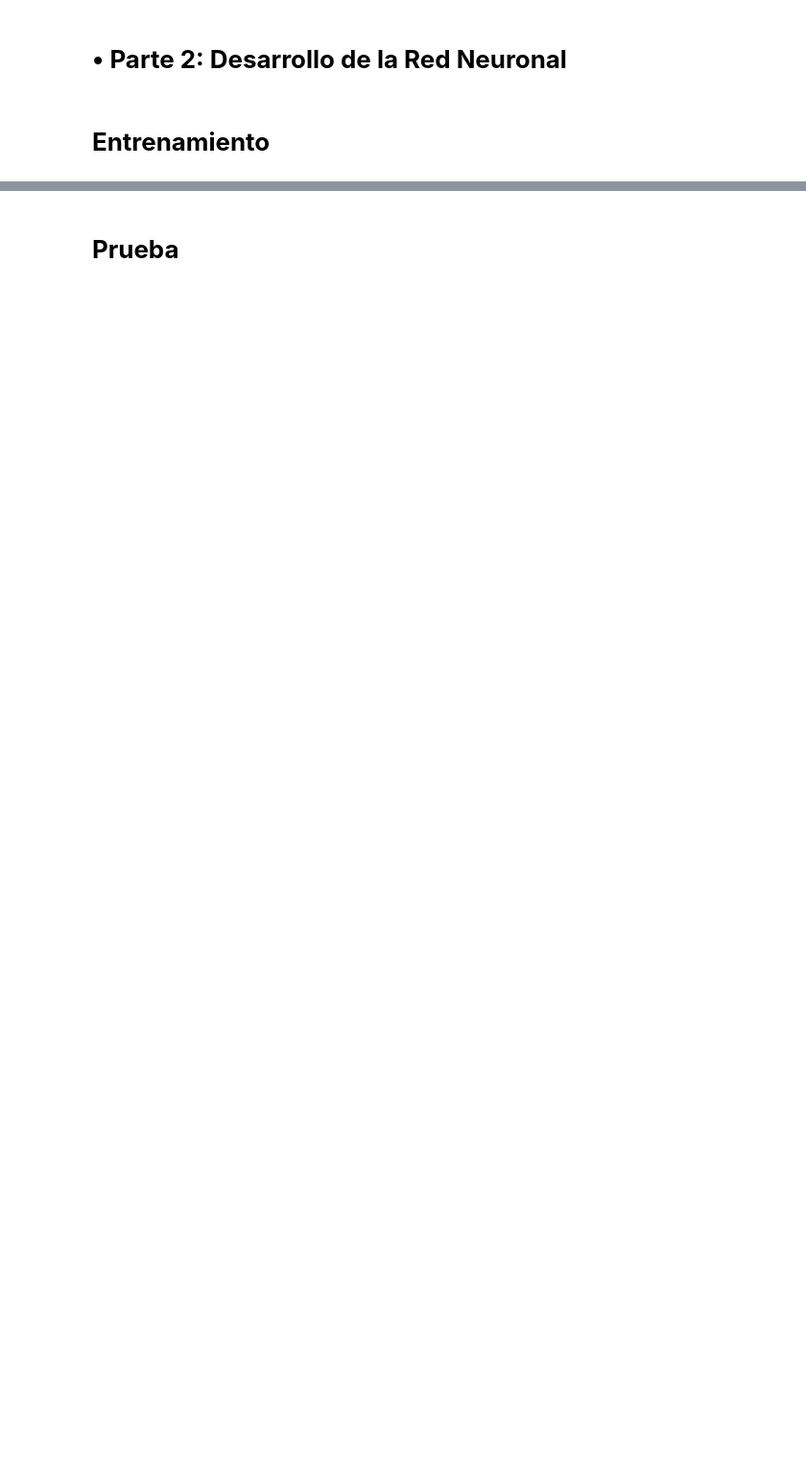
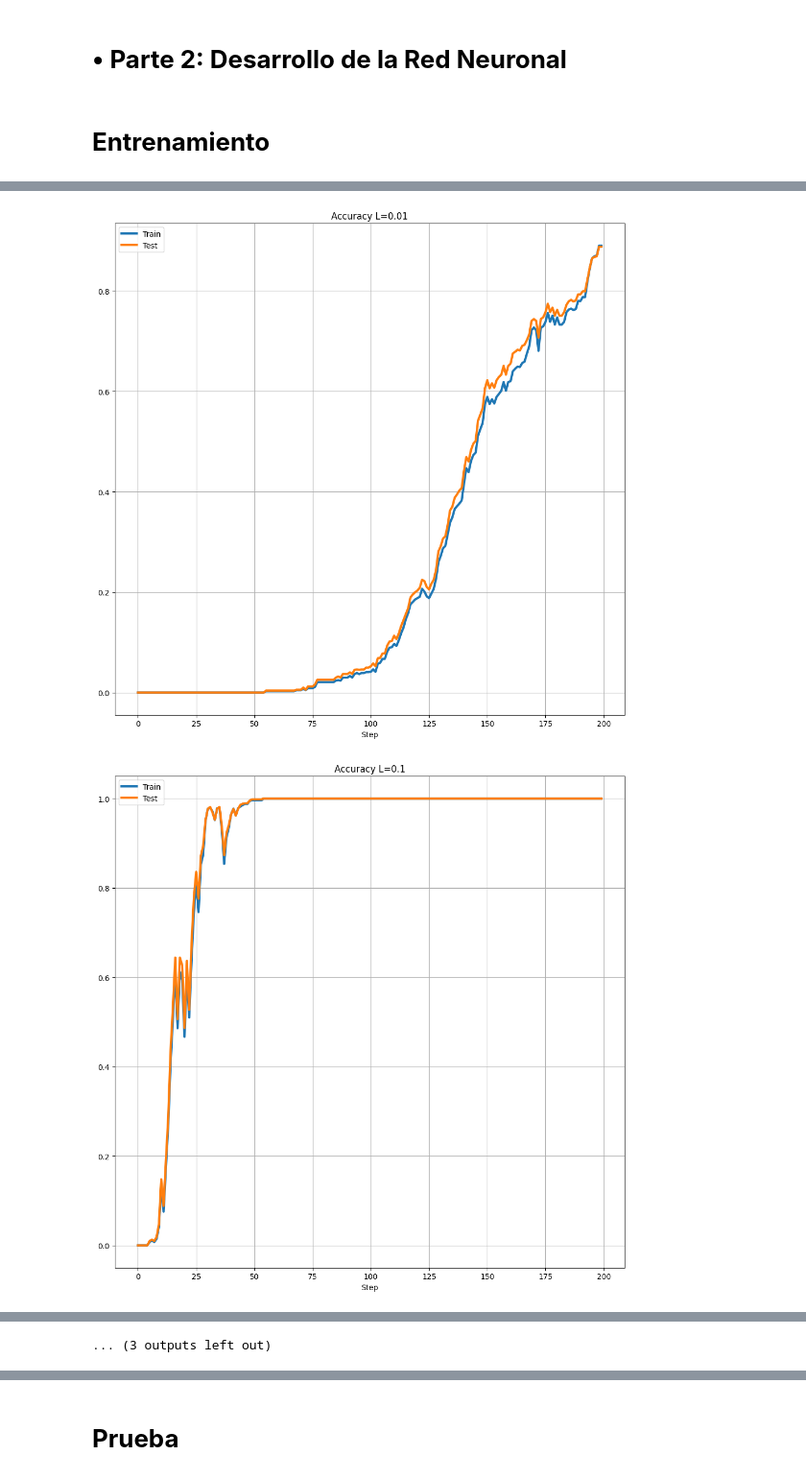
Before and after one commit to ValentinoSalguero/Portfolio, a Jupyter notebook: TP RED NEURONAL REEVES_SALGUERO/Tp_Final_Mate_III_Reeves_Salguero.ipynb, the cells around one changed output, grey strips where cells are left out. Shown at 96% size. Cells and saved outputs as stored; diff of their text form; code cells hidden in the pictures; blank space fills up the shorter version.

```diff
--- a/TP RED NEURONAL REEVES_SALGUERO/Tp_Final_Mate_III_Reeves_Salguero.ipynb
+++ b/TP RED NEURONAL REEVES_SALGUERO/Tp_Final_Mate_III_Reeves_Salguero.ipynb
@@ -395,11 +396,11 @@ print(n)
 np.random.seed(10)
 
 # Inicializar los pesos y sesgos de la red neuronal
-w_hidden = np.random.rand(5, 10)
-w_output = np.random.rand(1, 5)
+w_hidden = np.random.rand(5, 10) * 2 - 1
+w_output = np.random.rand(1, 5) * 2 - 1
 
-b_hidden = np.random.rand(5, 1)
-b_output = np.random.rand(1, 1)
+b_hidden = np.random.rand(5, 1) * 2 - 1
+b_output = np.random.rand(1, 1) * 2 - 1
 
 # Funciones de activación
 relu = lambda x: np.maximum(x, 0)
@@ -457,11 +458,11 @@ L = 0.01  # La tasa de aprendizaje
 # usando la regla de la cadena
 def backward_prop(Z1, A1, Z2, A2, X, Y):
     dC_dA2 = 2 * A2 - 2 * Y
-    dA2_dZ2 = logistic(Z2)
+    dA2_dZ2 = d_logistic(Z2)
     dZ2_dA1 = w_output
     dZ2_dW2 = A1
     dZ2_dB2 = 1
-    dA1_dZ1 = relu(Z1)
+    dA1_dZ1 = d_relu(Z1)
     dZ1_dW1 = X
     dZ1_dB1 = 1
 
@@ -478,7 +479,7 @@ def backward_prop(Z1, A1, Z2, A2, X, Y):
     return dC_dW1, dC_dB1, dC_dW2, dC_dB2
 
 # Ejecutar descenso de gradiente
-for i in range(30_000):
+for i in tqdm(range(30_000)):
     # seleccionar aleatoriamente un conjunto de datos de entrenamiento
     idx = np.random.choice(n, 1, replace=False)
     X_sample = X_train[idx].transpose()
@@ -506,0 +508,25 @@ Accuracy: 91.17%
+# %%
+def graficar_accuracy(L, train_l, test_l):
+  iters = len(test_l)
+  fmt_train = {
+      'color':'tab:blue',
+      'ls': 'solid',
+      'lw': 3
+  }
+  fmt_test = {
+      'color':'tab:orange',
+      'ls': 'solid',
+      'lw': 3
+  }
+  fig, (ax) = plt.subplots(1,1,figsize=(10,10))
+
+  ax.plot(train_l, label = 'Train', **fmt_train)
+  ax.plot(test_l, label = 'Test', **fmt_test)
+
+  ax.grid(which='both')
+  ax.legend()
+  ax.set_title(f'Accuracy {L=}')
+  ax.set_xlabel('Step')
+
+  fig.tight_layout()
+  plt.savefig(f'accuracy_{L=}_{iters=}.png')
@@ -506,0 +620,9 @@ Accuracy: 91.17%
+# %%
+iters_l = [200, 400, 1000, 2000, 5000]
+L_l = [0.01, 0.1, 0.5]
+for iter in iters_l:
+  for L in L_l:
+    miRed(L=L, iters=iter)
+# %% [output]
+[figure, added]
+[figure, added]
@@ -506,0 +639 @@ Accuracy: 91.17%
+... (3 outputs left out)
```
Also changed, not shown: parts of 15 cells of this notebook.
